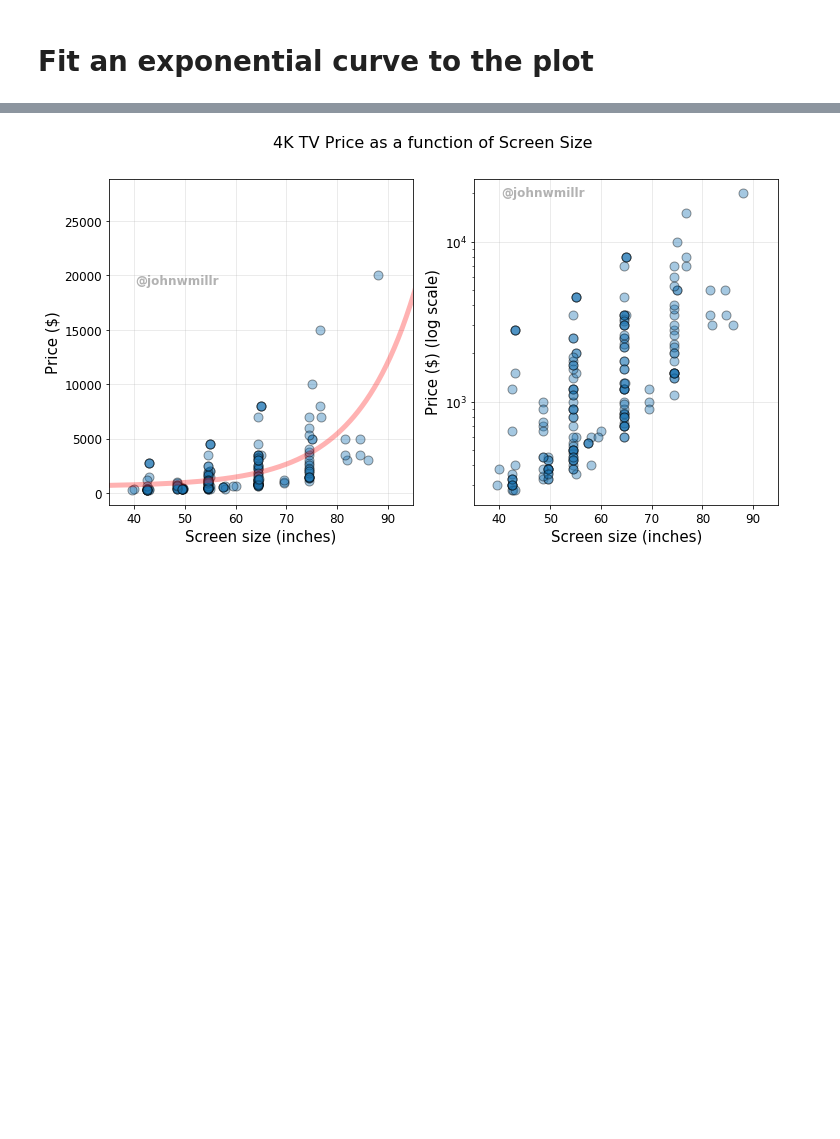
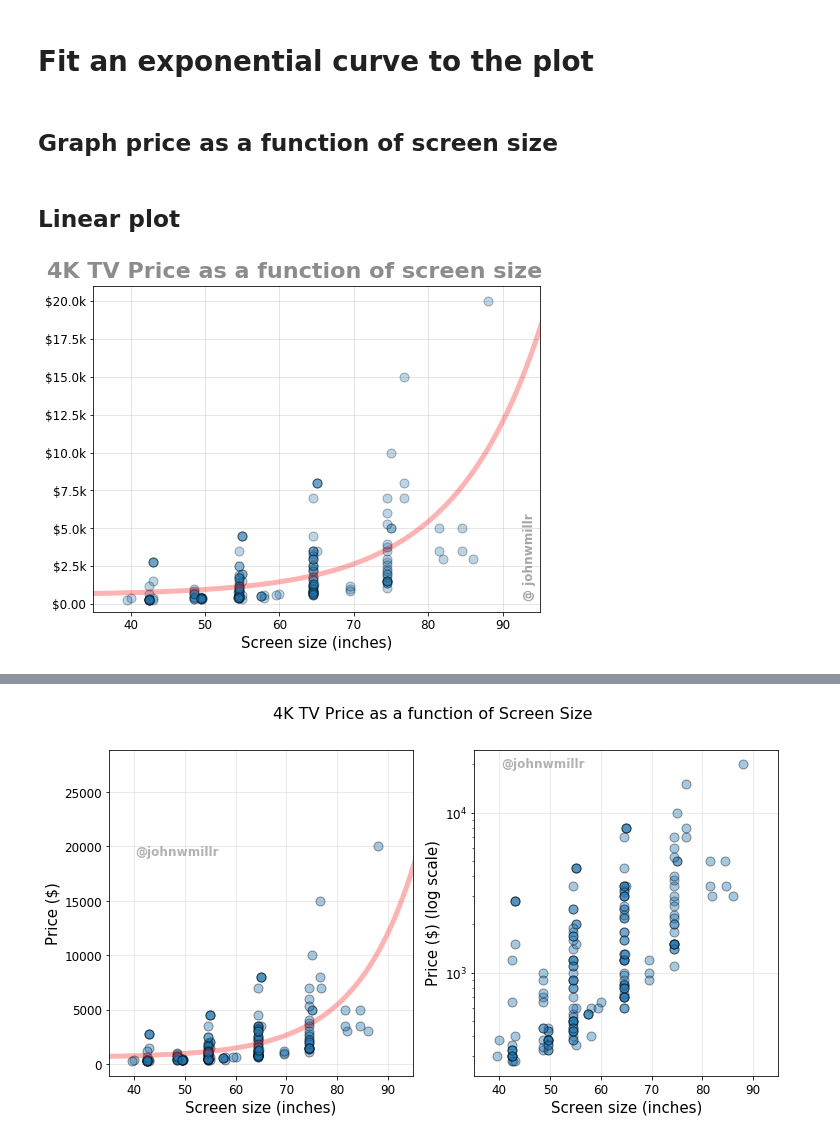
Before and after one commit to johnwmillr/BestBuyAPI, a Jupyter notebook: scrapeBestBuy.ipynb, the cells around one changed output, grey strips where cells are left out. Cells and saved outputs as stored; diff of their text form; code cells hidden in the pictures; blank space fills up the shorter version.

Commit message:
Write wrapper function for graph

```diff
--- a/scrapeBestBuy.ipynb
+++ b/scrapeBestBuy.ipynb
@@ -90,3 +106,52 @@ popt, pcov = curve_fit(exponenial_func, x, y, p0=(1, 1e-6, 1))
 # %%
 xx = np.linspace(1, 100, 500)
 yy = exponenial_func(xx, *popt)
+# %% [markdown]
+## Graph price as a function of screen size
+# %%
+def make_tv_graph(logy=False, savefig=False):
+    plot_dict = {'style': 'o', 'ms': 9, 'alpha': 0.3,
+                 'fontsize': 12, 'figsize': (8, 6),
+                 'markeredgecolor': 'k', 'legend': False}
+
+    # Make the figure and plot
+    fig, ax = plt.subplots()
+    products.plot(y='regularPrice', x='screenSizeIn', ax=ax, **plot_dict, logy=logy)
+    ax.plot(xx, yy, 'r', lw=5, alpha=0.3) # Curve fit
+
+    # Touch up the plot
+    ax.set_xlim([35, 95])
+    ax.set_xlabel("Screen size (inches)", fontsize=15)
+    ax.grid(True, axis='both', alpha=0.4)
+
+    if not logy:
+        ax.set_ylim([-500, 21e3])
+        ax.set_yticks(range(0, int(20.1e3), 2500))
+    else:
+        ax.set_ylabel("Price ($) (Log scale)", fontsize=15)
+
+    ylabels = list(map(lambda s: f"${s:,.2f}".replace(",000.00", ".0k").replace(",500.00", ".5k"), ax.get_yticks()))
+    ax.set_yticklabels(ylabels)
+
+    # Add a title and text
+    x = 32 if logy else 28.8
+    y = 40e3 if logy else 21.5e3
+    ax.text(x, y, "4K TV Price as a function of screen size",
+            fontsize=21 if logy else 22.2, color="gray", weight="heavy", ha='left', alpha=0.9)
+
+    # @johnwmillr
+    y = 0.25e3 if logy else 0.2e3
+    ax.text(92.7, y, "@ johnwmillr", ha="left",
+            fontsize=12, color='gray', weight='heavy',
+            alpha=0.7, rotation=90, va='bottom')
+
+    # Save the figure?
+    if savefig:
+        plt.savefig(f"./figures/price_vs_size_{'log' if logy else 'linear'}_{today}.png", dpi=300, bbox_inches='tight')
+    plt.show()
+# %% [markdown]
+## Linear plot
+# %%
+make_tv_graph(logy=False, savefig=True)
+# %% [output]
+[figure, added]
```
Also changed, not shown: parts of 15 cells of this notebook.
